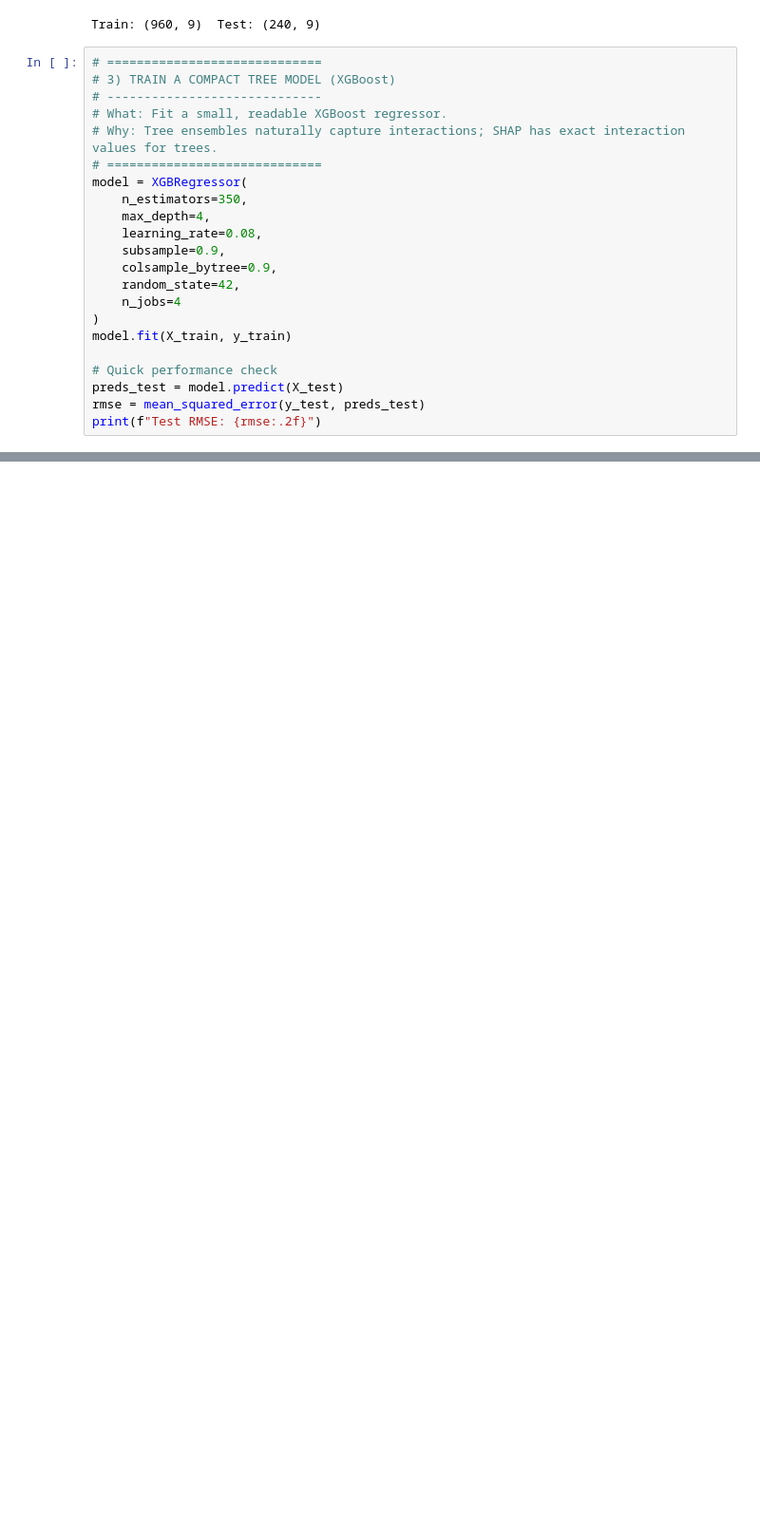
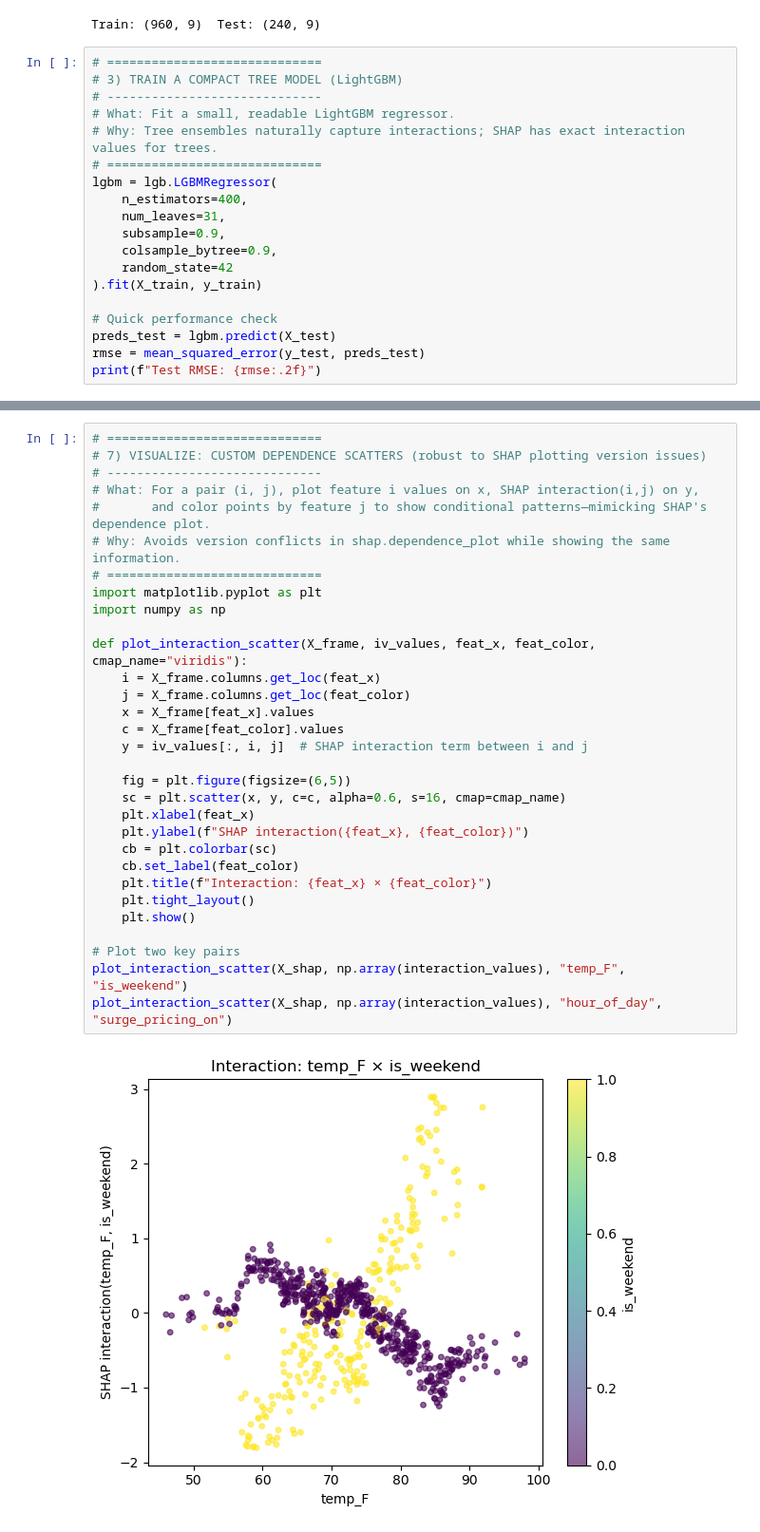
Before and after one commit to jwalluww/Portfolio_Projects, a Jupyter notebook: Quick_Hits/WIP_SHAP_Interaction_Values.ipynb, the cells around one changed output, grey strips where cells are left out. Shown: that part at 95% size. Saved outputs shown, nothing was run; the diff lists cells and outputs as text; blank space fills up the shorter version.

```diff
--- a/Quick_Hits/WIP_SHAP_Interaction_Values.ipynb
+++ b/Quick_Hits/WIP_SHAP_Interaction_Values.ipynb
@@ -202,24 +197,21 @@ print("Train:", X_train.shape, " Test:", X_test.shape)
 Train: (960, 9)  Test: (240, 9)
 # %%
 # =============================
-# 3) TRAIN A COMPACT TREE MODEL (XGBoost)
+# 3) TRAIN A COMPACT TREE MODEL (LightGBM)
 # -----------------------------
-# What: Fit a small, readable XGBoost regressor.
+# What: Fit a small, readable LightGBM regressor.
 # Why: Tree ensembles naturally capture interactions; SHAP has exact interaction values for trees.
 # =============================
-model = XGBRegressor(
-    n_estimators=350,
-    max_depth=4,
-    learning_rate=0.08,
+lgbm = lgb.LGBMRegressor(
+    n_estimators=400,
+    num_leaves=31,
     subsample=0.9,
     colsample_bytree=0.9,
-    random_state=42,
-    n_jobs=4
-)
-model.fit(X_train, y_train)
+    random_state=42
+).fit(X_train, y_train)
 
 # Quick performance check
-preds_test = model.predict(X_test)
+preds_test = lgbm.predict(X_test)
 rmse = mean_squared_error(y_test, preds_test)
 print(f"Test RMSE: {rmse:.2f}")
 # %% [output]
@@ -275,0 +308,33 @@ UnicodeDecodeError: 'utf-8' codec can't decode byte 0x80 in position 695: invali
+# %%
+# =============================
+# 7) VISUALIZE: CUSTOM DEPENDENCE SCATTERS (robust to SHAP plotting version issues)
+# -----------------------------
+# What: For a pair (i, j), plot feature i values on x, SHAP interaction(i,j) on y,
+#       and color points by feature j to show conditional patterns—mimicking SHAP's dependence plot.
+# Why: Avoids version conflicts in shap.dependence_plot while showing the same information.
+# =============================
+import matplotlib.pyplot as plt
+import numpy as np
+
+def plot_interaction_scatter(X_frame, iv_values, feat_x, feat_color, cmap_name="viridis"):
+    i = X_frame.columns.get_loc(feat_x)
+    j = X_frame.columns.get_loc(feat_color)
+    x = X_frame[feat_x].values
+    c = X_frame[feat_color].values
+    y = iv_values[:, i, j]  # SHAP interaction term between i and j
+
+    fig = plt.figure(figsize=(6,5))
+    sc = plt.scatter(x, y, c=c, alpha=0.6, s=16, cmap=cmap_name)
+    plt.xlabel(feat_x)
+    plt.ylabel(f"SHAP interaction({feat_x}, {feat_color})")
+    cb = plt.colorbar(sc)
+    cb.set_label(feat_color)
+    plt.title(f"Interaction: {feat_x} × {feat_color}")
+    plt.tight_layout()
+    plt.show()
+
+# Plot two key pairs
+plot_interaction_scatter(X_shap, np.array(interaction_values), "temp_F", "is_weekend")
+plot_interaction_scatter(X_shap, np.array(interaction_values), "hour_of_day", "surge_pricing_on")
+# %% [output]
+[figure, added]
```
Also changed, not shown: parts of 9 cells of this notebook.
